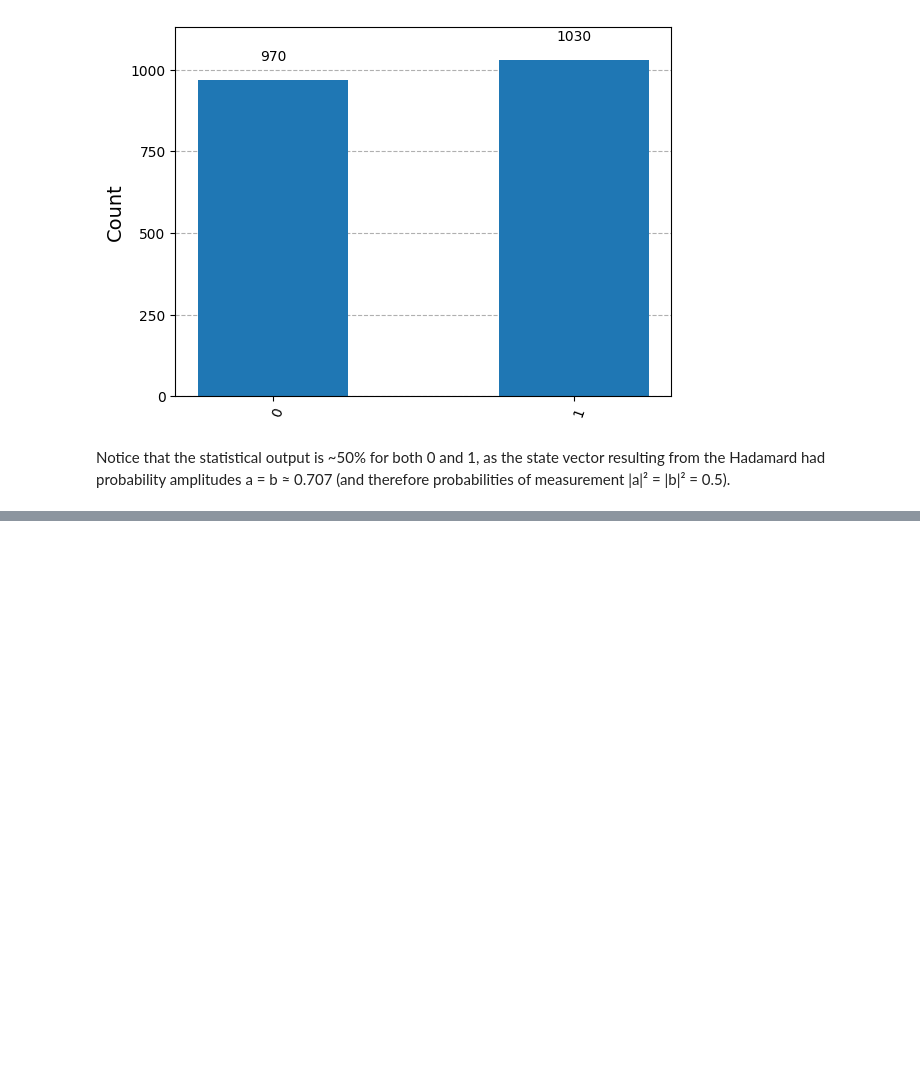
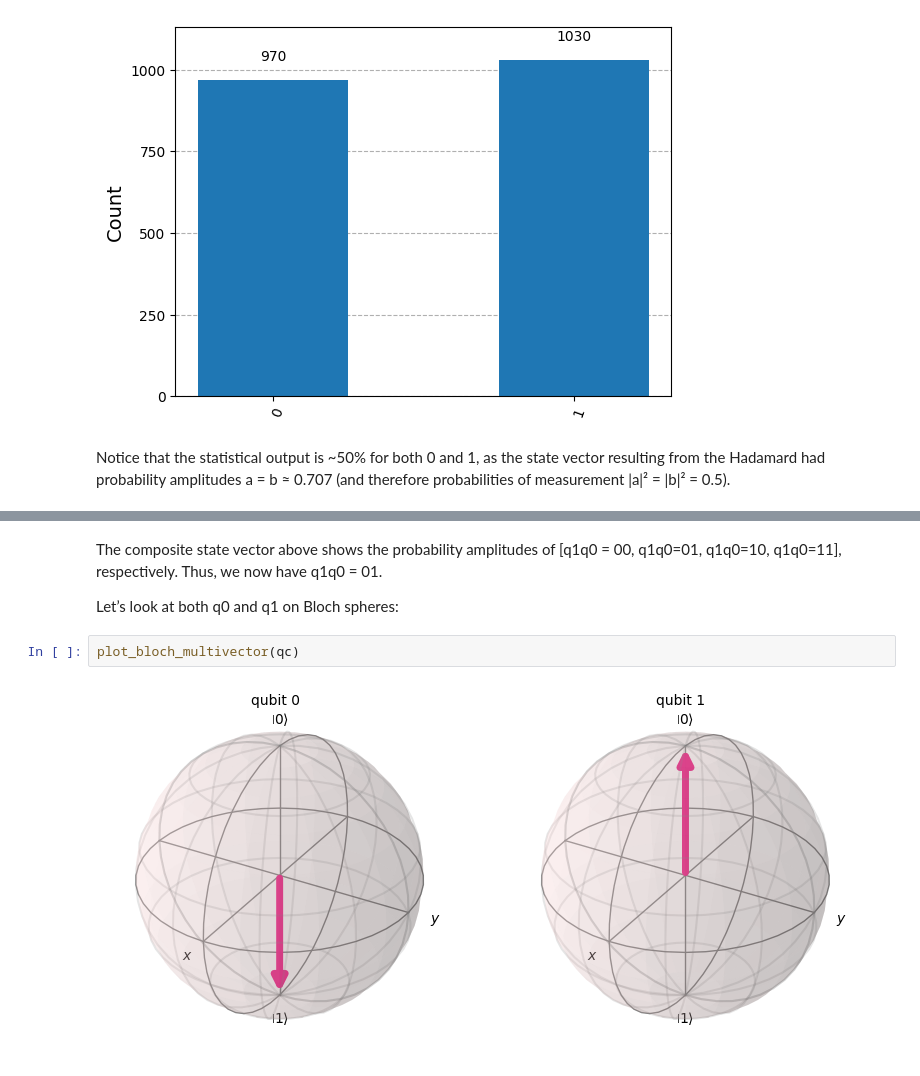
Before and after one commit to vthot4/Quantum_Computing_notes, a Jupyter notebook: notebooks/01_notebook.ipynb, the cells around one changed output, grey strips where cells are left out. Cells and saved outputs as stored; diff of their text form; blank space fills up the shorter version.

```diff
--- a/notebooks/01_notebook.ipynb
+++ b/notebooks/01_notebook.ipynb
@@ -120,0 +218,8 @@ Notice that the statistical output is ~50% for both 0 and 1, as the state vector
+# %% [markdown]
+The composite state vector above shows the probability amplitudes of [q1q0 = 00, q1q0=01, q1q0=10, q1q0=11], respectively. Thus, we now have q1q0 = 01.
+
+Let’s look at both q0 and q1 on Bloch spheres:
+# %%
+plot_bloch_multivector(qc)
+# %% [output]
+[figure, added]
```
Also changed, not shown: parts of 19 cells of this notebook, 1 other file.
